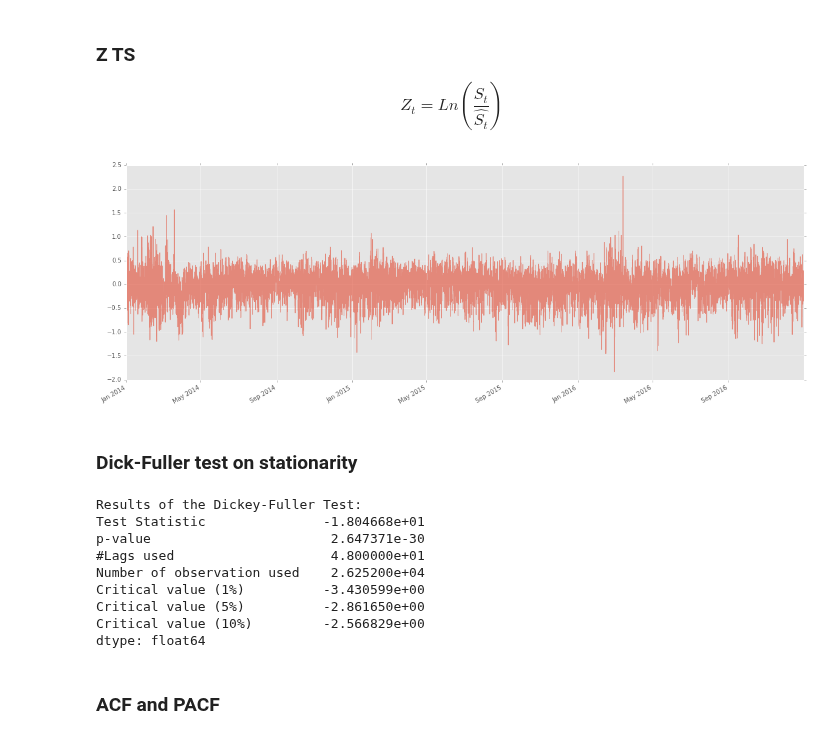
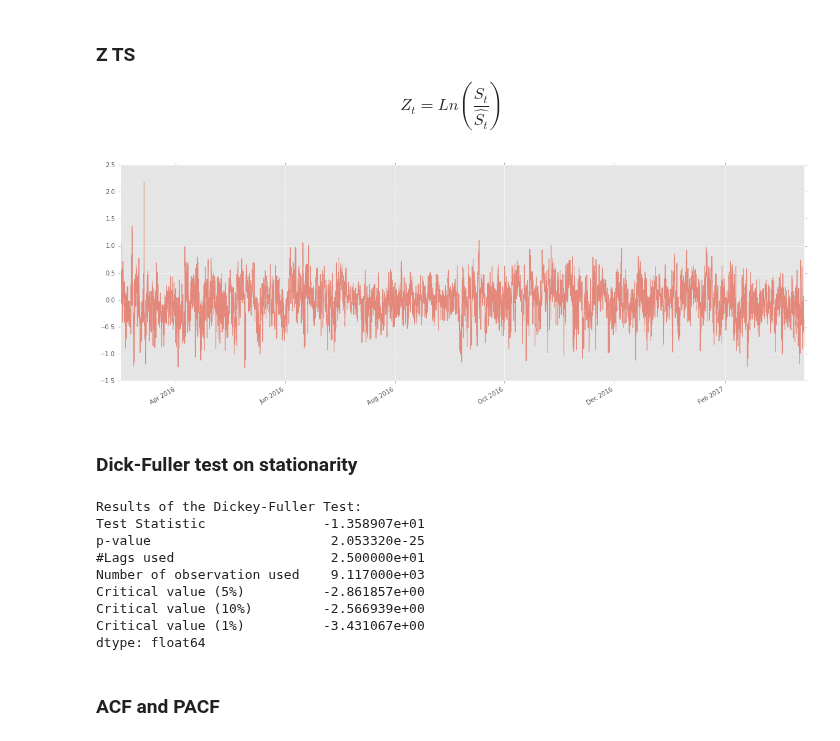
Before and after one commit to NonoMalpi/Secondary_band, a Jupyter notebook: Fitting residuals through ARIMA.ipynb, the cells around one changed output. Saved outputs shown, nothing was run; the diff lists cells and outputs as text; code cells hidden in the pictures.

```diff
--- a/Fitting residuals through ARIMA.ipynb
+++ b/Fitting residuals through ARIMA.ipynb
@@ -14,13 +14,13 @@ warnings.filterwarnings('ignore')
 $$Z_{t} = Ln\left (\frac{S_{t}}{\widehat{S_{t}}}\right )$$
 # %%
 #Load residuals as z and set index as datetime
-z_df = pd.read_json('inputs_json/residuals_stack.json', orient='index')
+z_df = pd.read_json('json/residuals_stack.json', orient='index')
 # %%
 #Plot Z TS
 fig, ax0 = plt.subplots(1,1, figsize=(20,7))
-z_df['residuals'].plot(ax=ax0, alpha=0.6);
+z_df['log_res'].plot(ax=ax0, alpha=0.6);
 # %% [output]
-[figure, old version]
+[figure, new version]
 # %% [markdown]
 ### Dick-Fuller test on stationarity
 # %%
@@ -35,16 +35,16 @@ def perform_stationarity_test(timeseries):
         dfoutpout['Critical value (%s)'%key] = value
     print(dfoutpout)
 # %%
-perform_stationarity_test(z_df['residuals'])
+perform_stationarity_test(z_df['log_res'])
 # %% [output]
 Results of the Dickey-Fuller Test:
-Test Statistic               -1.804668e+01
-p-value                       2.647371e-30
-#Lags used                    4.800000e+01
-Number of observation used    2.625200e+04
-Critical value (1%)          -3.430599e+00
-Critical value (5%)          -2.861650e+00
-Critical value (10%)         -2.566829e+00
+Test Statistic               -1.358907e+01
+p-value                       2.053320e-25
+#Lags used                    2.500000e+01
+Number of observation used    9.117000e+03
+Critical value (5%)          -2.861857e+00
+Critical value (10%)         -2.566939e+00
+Critical value (1%)          -3.431067e+00
 dtype: float64
 # %% [markdown]
 ### ACF and PACF
```
Also changed, not shown: parts of 11 cells of this notebook, 37 other files.
